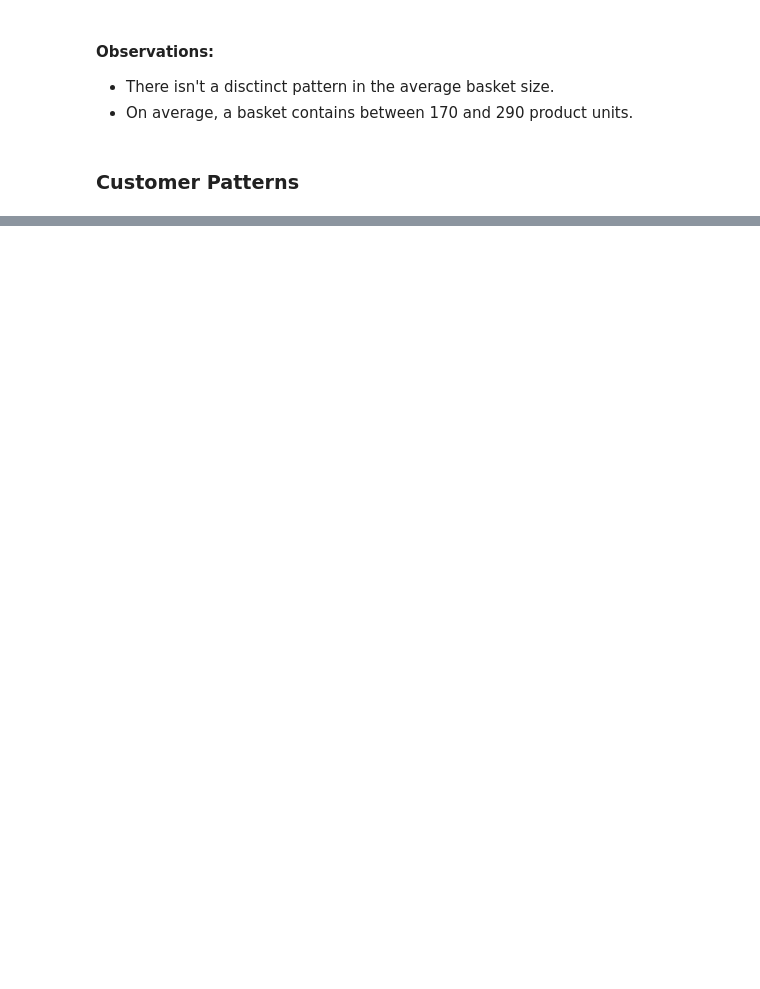
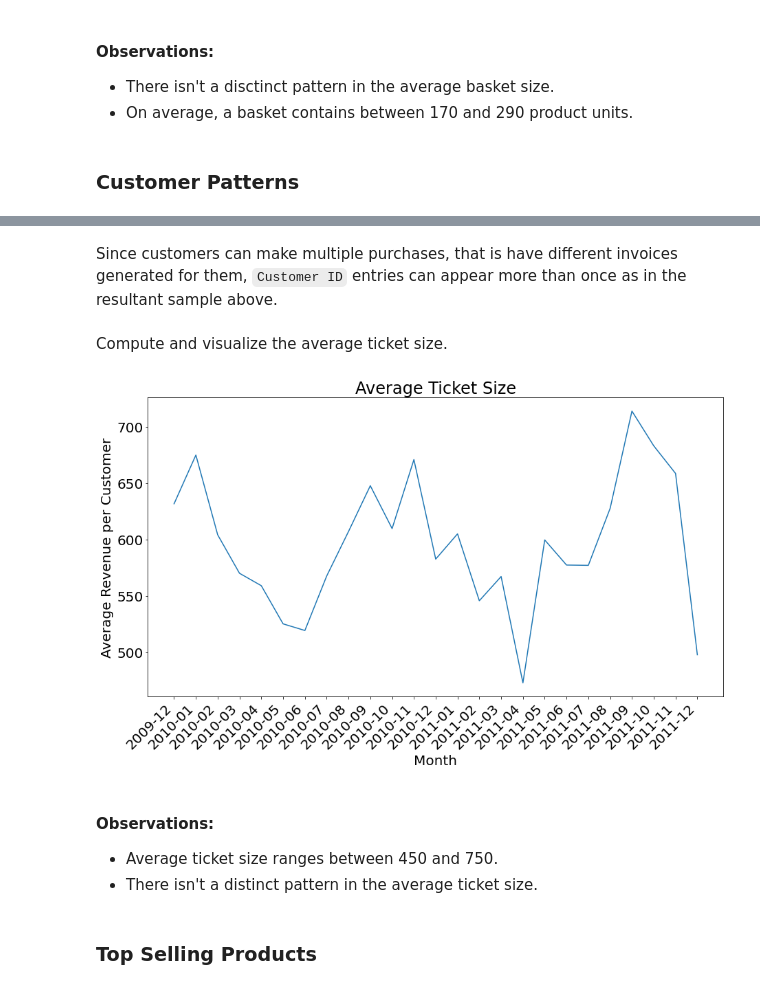
Before and after one commit to mwaurahmn/clv_rfm, a Jupyter notebook: Sales Analysis.ipynb, the cells around one changed output, grey strips where cells are left out. Drawn from its saved outputs; the diff is of its cells as text; code cells hidden in the pictures; blank space fills up the shorter version.

Commit message:
Multivariate Analysis
Ticket size

```diff
--- a/Sales Analysis.ipynb
+++ b/Sales Analysis.ipynb
@@ -263,0 +268,4 @@ dep.plt.show()
+# %%
+# Get the customer data
+customer_purchase = df.groupby(['InvoiceDate','Customer ID'])['Revenue'].sum().reset_index()
+customer_purchase.head()
@@ -263,0 +279,32 @@ dep.plt.show()
+# %% [markdown]
+Since customers can make multiple purchases, that is have different invoices generated for them, `Customer ID` entries can appear more than once as in the resultant sample above.
+# %% [markdown]
+Compute and visualize the average ticket size.
+# %%
+# Aggregate monthly data
+customer_purchase['Month_Year'] = customer_purchase['InvoiceDate'].dt.to_period('M')
+ticket_size = customer_purchase.groupby(['Month_Year']).agg({'Customer ID': 'nunique', 'Revenue': 'sum'}).reset_index()
+
+# Compute average ticket size
+ticket_size['Avg_Ticket_Size'] = ticket_size['Revenue']/ ticket_size['Customer ID']
+
+# Visualize
+fig, ax = dep.plt.subplots()
+ticket_size['Month_Year'] = ticket_size['Month_Year'].dt.to_timestamp('s').dt.strftime('%Y-%m')
+ax.plot(ticket_size['Month_Year'], ticket_size['Avg_Ticket_Size'])
+ax.set_title('Average Ticket Size')
+ax.set_xlabel('Month')
+ax.set_ylabel('Average Revenue per Customer')
+ax.tick_params(axis = 'x', rotation = 45)
+dep.plt.xticks(horizontalalignment = 'right')
+dep.plt.savefig('images/avg_ticket_size.png')
+dep.plt.show()
+# %% [output]
+[figure, added]
+# %% [markdown]
+#### Observations:
+
+- Average ticket size ranges between 450 and 750.
+- There isn't a distinct pattern in the average ticket size.
+# %% [markdown]
+### Top Selling Products
```
Also changed, not shown: parts of 5 cells of this notebook, 4 other files.
